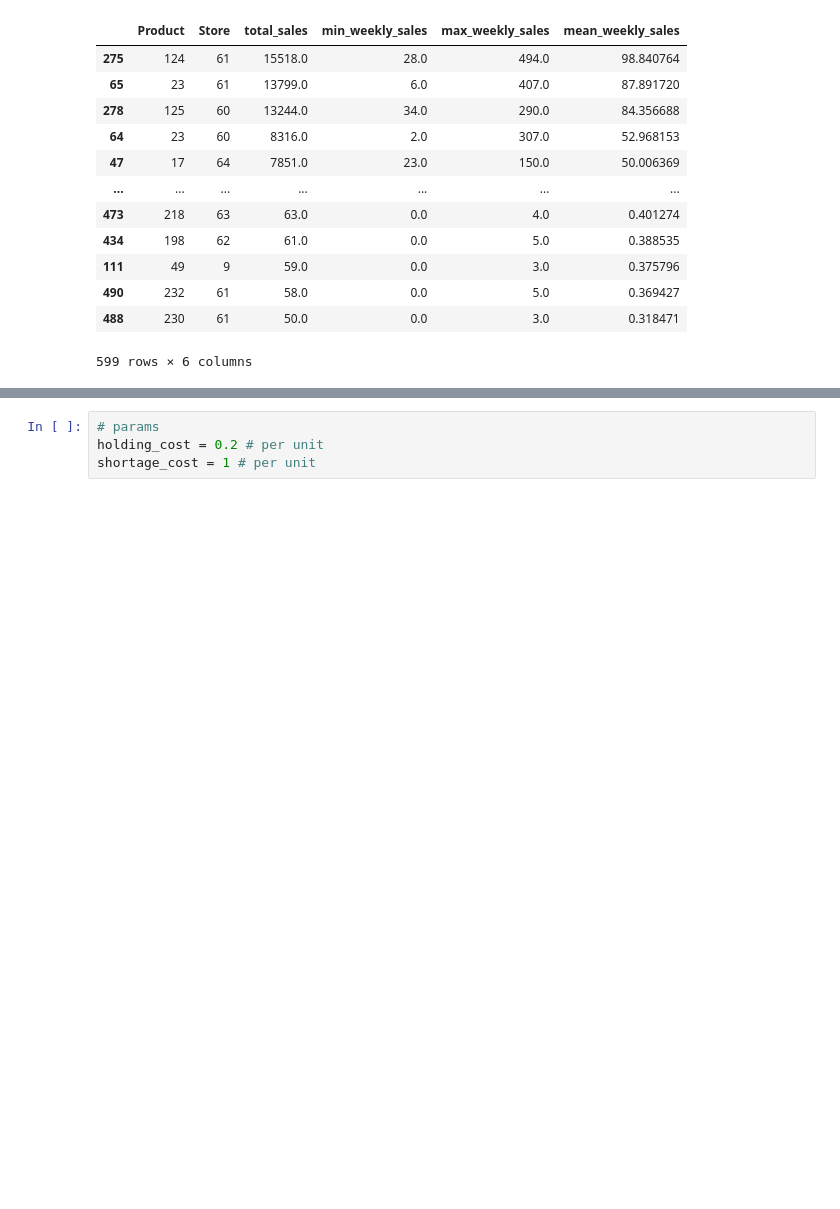
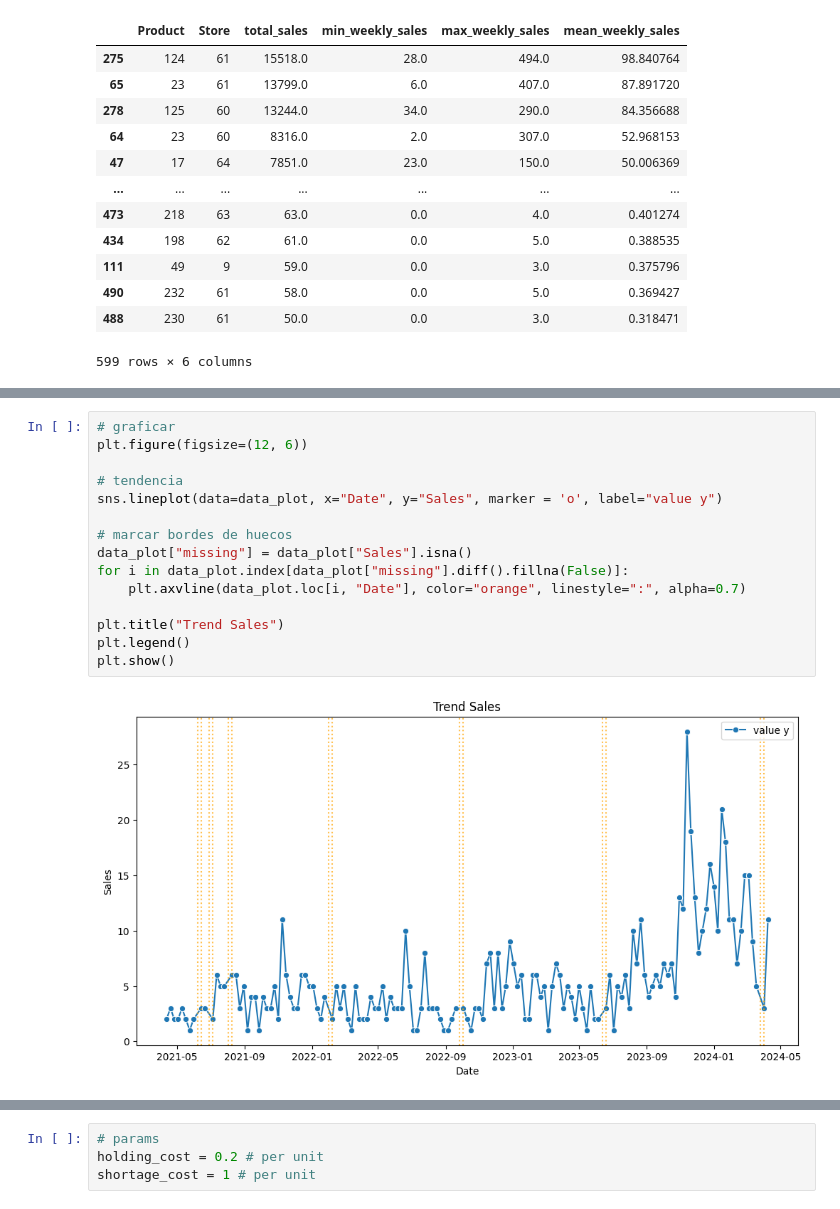
Before and after one commit to joseortegalabra/vn2_challenge, a Jupyter notebook: notebooks/2_discovery.ipynb, the cells around one changed output, grey strips where cells are left out. Cells and saved outputs as stored; diff of their text form; blank space fills up the shorter version.

```diff
--- a/notebooks/2_discovery.ipynb
+++ b/notebooks/2_discovery.ipynb
@@ -319,0 +403,17 @@ summary.sort_values("total_sales", ascending=False)
+# %%
+# graficar
+plt.figure(figsize=(12, 6))
+
+# tendencia
+sns.lineplot(data=data_plot, x="Date", y="Sales", marker = 'o', label="value y")
+
+# marcar bordes de huecos
+data_plot["missing"] = data_plot["Sales"].isna()
+for i in data_plot.index[data_plot["missing"].diff().fillna(False)]:
+    plt.axvline(data_plot.loc[i, "Date"], color="orange", linestyle=":", alpha=0.7)
+
+plt.title("Trend Sales")
+plt.legend()
+plt.show()
+# %% [output]
+[figure, added]
```
Also changed, not shown: parts of 10 cells of this notebook, 11 other files.
